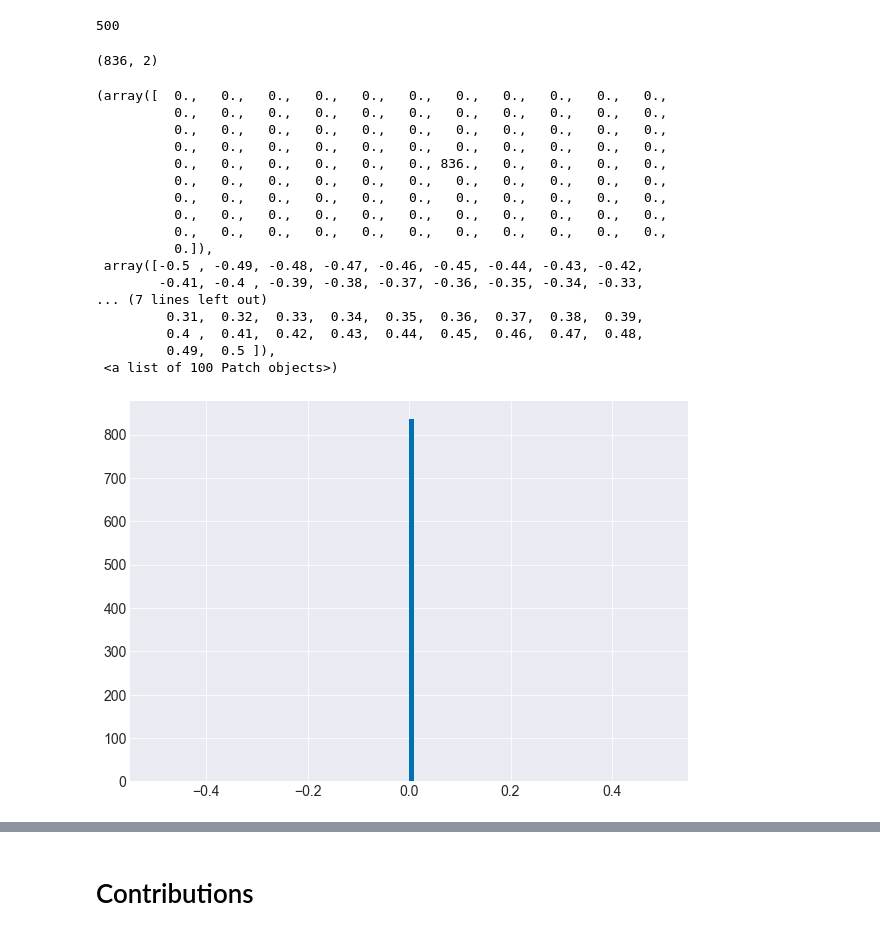
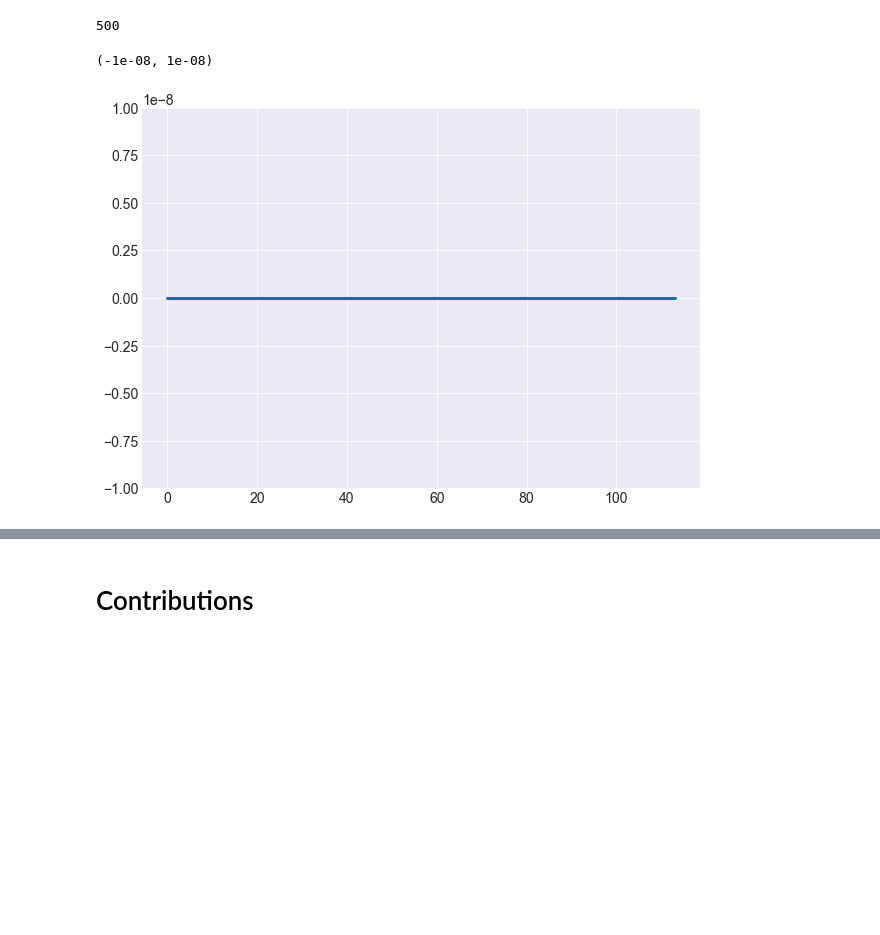
Before and after one commit to rpb/interpreting-decision-trees-and-random-forests, a Jupyter notebook: Blog Code-GBT.ipynb, the cells around one changed output, grey strips where cells are left out. Saved outputs shown, nothing was run; the diff lists cells and outputs as text; code cells hidden in the pictures; blank space fills up the shorter version.

```diff
--- a/Blog Code-GBT.ipynb
+++ b/Blog Code-GBT.ipynb
@@ -230,5 +156,5 @@ array([9.88834690e-01, 6.38649166e-01, 7.29532433e-01, 7.02457391e-03,
 # %%
-sum_gbt = np.zeros(gbt_bin_clf_orig_pred.shape[0])
+sum_gbt = np.zeros(gbt_bin_clf_pred.shape[0])
 isFirst = True
 norm = 0
 learning_rate = gbt_bin_clf.learning_rate
@@ -236,11 +162,11 @@ print(gbt_bin_clf.n_estimators)
 for ii in range(gbt_bin_clf.n_estimators):
     #print(gbt_bin_clf.estimators_[ii][0].predict(X_test)[0])
     if isFirst:
-        sum_gbt += (learning_rate * gbt_bin_clf.estimators_[ii][0].predict(X_test))
+        sum_gbt += (learning_rate * gbt_bin_clf.estimators_[ii][0].predict(X_test_c))
         isFirst = False
         norm += learning_rate
     else:
-        sum_gbt += (learning_rate * gbt_bin_clf.estimators_[ii][0].predict(X_test))
+        sum_gbt += (learning_rate * gbt_bin_clf.estimators_[ii][0].predict(X_test_c))
         norm += learning_rate
 #print("Norm: " + str(norm))
 #print("Sum: " + str(sum_gbt))
@@ -249,29 +175,10 @@ for ii in range(gbt_bin_clf.n_estimators):
 #print("Target: 0.67489087")
 # %% [output]
 500
-# %%
-gbt_bin_clf_orig_proba.shape
-# %% [output]
-(836, 2)
-# %%
-plt.hist((gbt_bin_clf_orig_proba[:, 1]-expit(gbt_bin_clf_pred2))/(gbt_bin_clf_orig_proba[:, 1]+expit(gbt_bin_clf_pred2)), np.linspace(-0.5, 0.5, 101))
-# %% [output]
-(array([  0.,   0.,   0.,   0.,   0.,   0.,   0.,   0.,   0.,   0.,   0.,
-          0.,   0.,   0.,   0.,   0.,   0.,   0.,   0.,   0.,   0.,   0.,
-          0.,   0.,   0.,   0.,   0.,   0.,   0.,   0.,   0.,   0.,   0.,
-          0.,   0.,   0.,   0.,   0.,   0.,   0.,   0.,   0.,   0.,   0.,
-          0.,   0.,   0.,   0.,   0.,   0., 836.,   0.,   0.,   0.,   0.,
-          0.,   0.,   0.,   0.,   0.,   0.,   0.,   0.,   0.,   0.,   0.,
-          0.,   0.,   0.,   0.,   0.,   0.,   0.,   0.,   0.,   0.,   0.,
-          0.,   0.,   0.,   0.,   0.,   0.,   0.,   0.,   0.,   0.,   0.,
-          0.,   0.,   0.,   0.,   0.,   0.,   0.,   0.,   0.,   0.,   0.,
-          0.]),
- array([-0.5 , -0.49, -0.48, -0.47, -0.46, -0.45, -0.44, -0.43, -0.42,
-        -0.41, -0.4 , -0.39, -0.38, -0.37, -0.36, -0.35, -0.34, -0.33,
-... (7 lines left out)
-         0.31,  0.32,  0.33,  0.34,  0.35,  0.36,  0.37,  0.38,  0.39,
-         0.4 ,  0.41,  0.42,  0.43,  0.44,  0.45,  0.46,  0.47,  0.48,
-         0.49,  0.5 ]),
- <a list of 100 Patch objects>)
-[figure, removed]
+# %%
+plt.plot(gbt_bin_clf_orig_proba[:, 1]-expit(sum_gbt + logit(y_train_c.mean())))
+plt.ylim(-0.00000001, 0.00000001)
+# %% [output]
+(-1e-08, 1e-08)
+[figure, added]
 # %%
```
Also changed, not shown: parts of 100 cells of this notebook, 1 other file.
